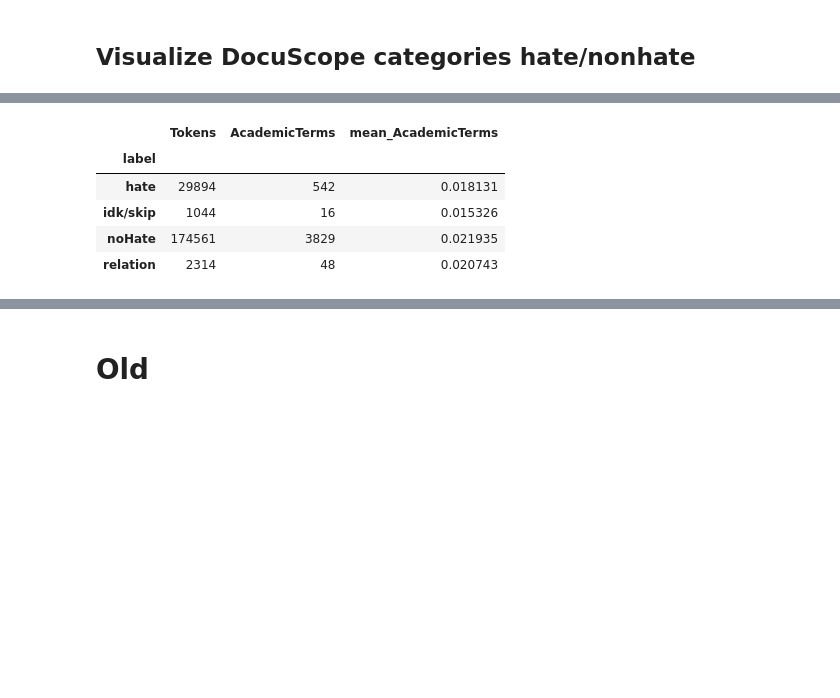
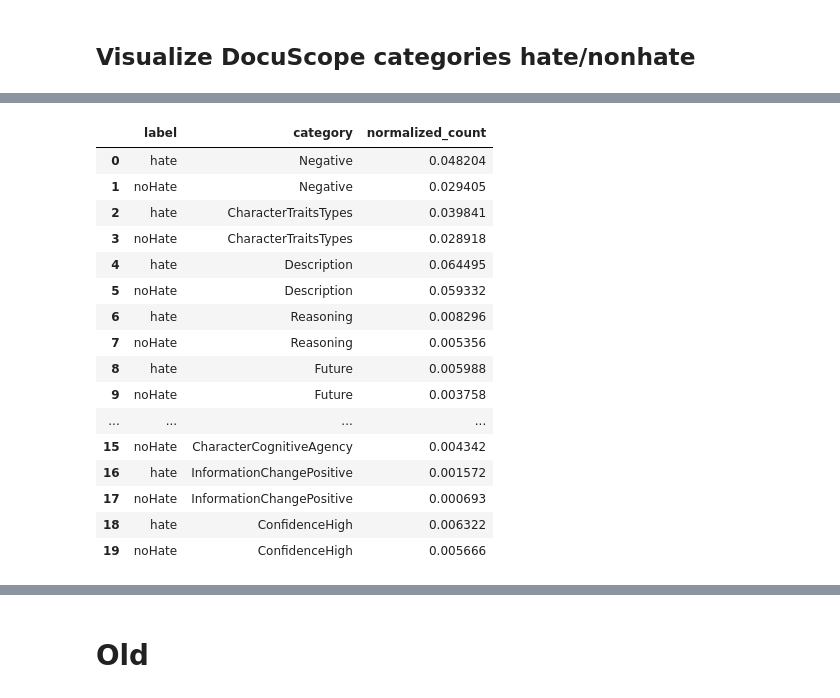
Before and after one commit to michaelmilleryoder/hate_speech_rhetoric, a Jupyter notebook: jupyter/docuscope_output.ipynb, the cells around one changed output, grey strips where cells are left out. Saved outputs shown, nothing was run; the diff lists cells and outputs as text; code cells hidden in the pictures; blank space fills up the shorter version.

```diff
--- a/jupyter/docuscope_output.ipynb
+++ b/jupyter/docuscope_output.ipynb
@@ -105,12 +50,48 @@ gps
-# %%
-# Normalize by token length
-for col in gps.columns[6:]:
-    gps[f'mean_{col}'] = gps[col]/gps['Tokens']
-gps.loc[:, ['Tokens', 'AcademicTerms', 'mean_AcademicTerms']]
-# %% [output]
-|  | Tokens | AcademicTerms | mean_AcademicTerms |
-| label |  |  |  |
-| hate | 29894 | 542 | 0.018131 |
-| idk/skip | 1044 | 16 | 0.015326 |
-| noHate | 174561 | 3829 | 0.021935 |
-| relation | 2314 | 48 | 0.020743 |
+# %%
+# Group by hate/nonhate
+gps = merged.groupby('label').sum()
+gps
+
+# Normalize by token length
+for col in gps.columns[6:]:
+    gps[f'mean_{col}'] = gps[col]/gps['Tokens']
+gps.loc[:, ['Tokens', 'AcademicTerms', 'mean_AcademicTerms']]
+
+# Select categories with the biggest discrepancy between hate/nonhate
+selected = gps.loc[['hate', 'noHate'], :]
+selected
+
+diffs = selected.loc['hate'] - selected.loc['noHate']
+mean_diffs = diffs[[col for col in diffs.index if col.startswith('mean')]]
+mean_diffs.sort_values(ascending=False)
+
+# Plot top categories with the biggest discrepancies between hate and non-hate
+topn = 10
+top_cats = mean_diffs.sort_values(ascending=False)[:topn]
+top_cats
+
+top = selected[top_cats.index]
+top
+
+# Change to long-form df (not actually necessary, but whatever)
+long_top = pd.melt(top, id_vars=[], value_vars=top.columns, var_name='category', value_name='normalized_count', ignore_index=False).reset_index()
+long_top['category'] = long_top.category.str.slice(5)
+long_top
+# %% [output]
+|  | label | category | normalized_count |
+| 0 | hate | Negative | 0.048204 |
+| 1 | noHate | Negative | 0.029405 |
+| 2 | hate | CharacterTraitsTypes | 0.039841 |
+| 3 | noHate | CharacterTraitsTypes | 0.028918 |
+| 4 | hate | Description | 0.064495 |
+| 5 | noHate | Description | 0.059332 |
+| 6 | hate | Reasoning | 0.008296 |
+| 7 | noHate | Reasoning | 0.005356 |
+| 8 | hate | Future | 0.005988 |
+| 9 | noHate | Future | 0.003758 |
+| ... | ... | ... | ... |
+| 15 | noHate | CharacterCognitiveAgency | 0.004342 |
+| 16 | hate | InformationChangePositive | 0.001572 |
+| 17 | noHate | InformationChangePositive | 0.000693 |
+| 18 | hate | ConfidenceHigh | 0.006322 |
+| 19 | noHate | ConfidenceHigh | 0.005666 |
```
Also changed, not shown: parts of 10 cells of this notebook.
